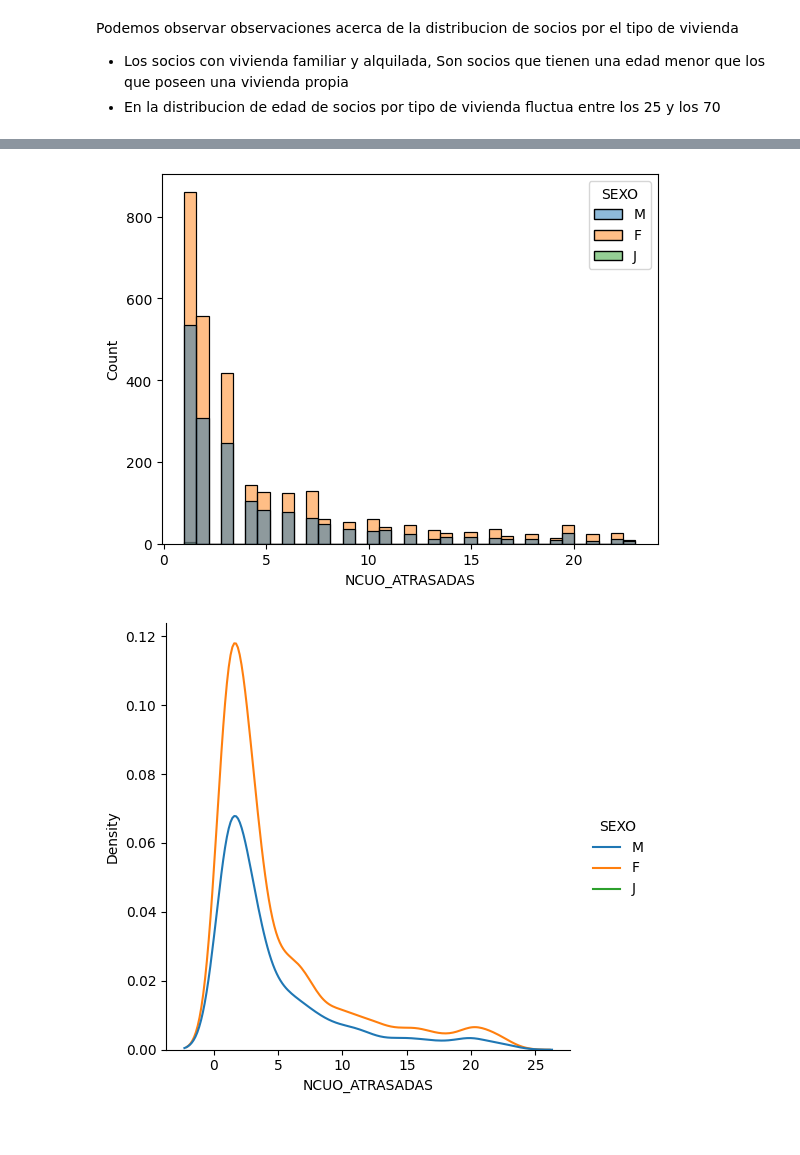
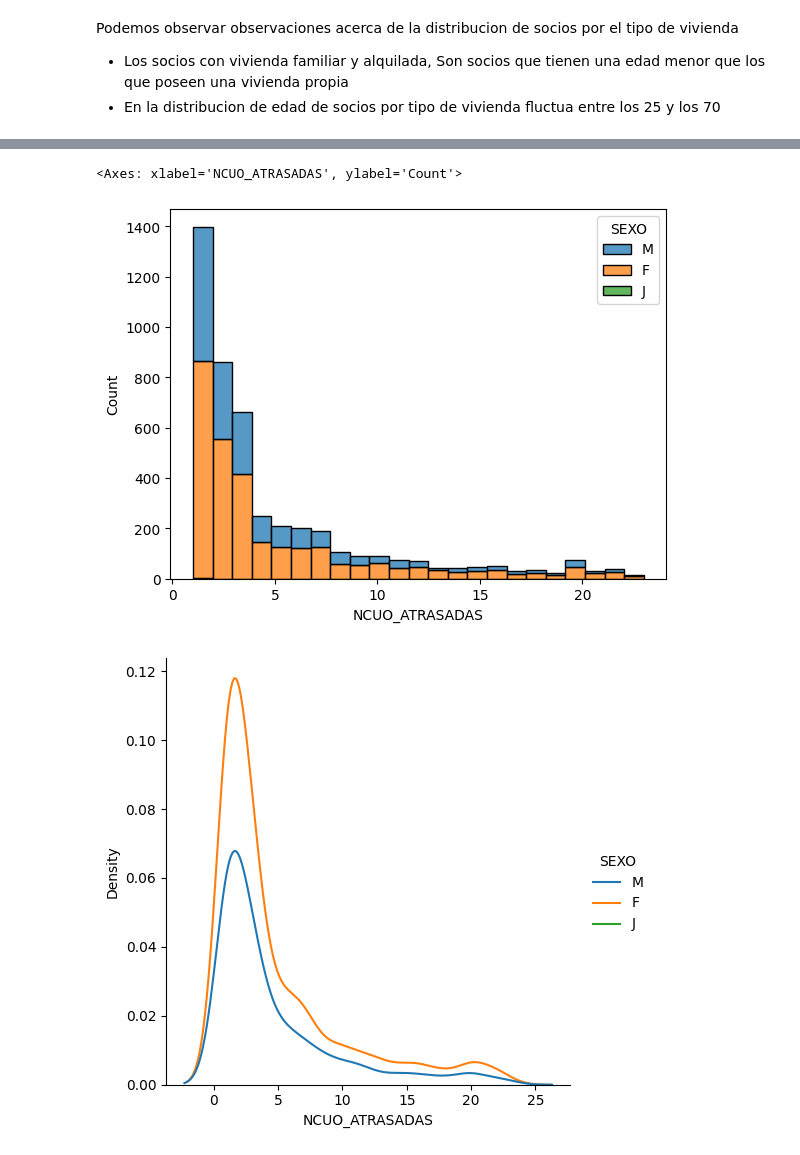
Before and after one commit to AxelSaire/Modelo-de-Riesgo-Crediticio, a Jupyter notebook: CNA.ipynb, the cells around one changed output, grey strips where cells are left out. Drawn from its saved outputs; the diff is of its cells as text; code cells hidden in the pictures.

```diff
--- a/CNA.ipynb
+++ b/CNA.ipynb
@@ -27,3 +27,5 @@ PROFESION                   80
 OCUPACION                 2900
 ACTIVIDAD_ECO               37
 dtype: int64
+# %%
+data['MORA'] = np.where(data['NDIAS_ATRASADOS'] > data['DIAS'],1,0)
@@ -67,7 +107,8 @@ ax = sns.violinplot(data=data.query('NCUO_ATRASADAS > 0 and NCUO_ATRASADAS < 12'
 # %%
-ax = sns.histplot(data=data.query('NCUO_ATRASADAS > 0 and NCUO_ATRASADAS < 24'), x='NCUO_ATRASADAS', hue='SEXO')
+sns.histplot(data=data.query('NCUO_ATRASADAS > 0 and NCUO_ATRASADAS < 24'), x='NCUO_ATRASADAS', hue='SEXO', multiple='stack', bins = 23)
 # %% [output]
+<Axes: xlabel='NCUO_ATRASADAS', ylabel='Count'>
-[figure, old version]
+[figure, new version]
 # %%
 ax = sns.displot(data=data.query('NCUO_ATRASADAS > 0 and NCUO_ATRASADAS < 24'), x='NCUO_ATRASADAS', hue='SEXO', kind='kde')
 # %% [output]
```
Also changed, not shown: parts of 33 cells of this notebook.
